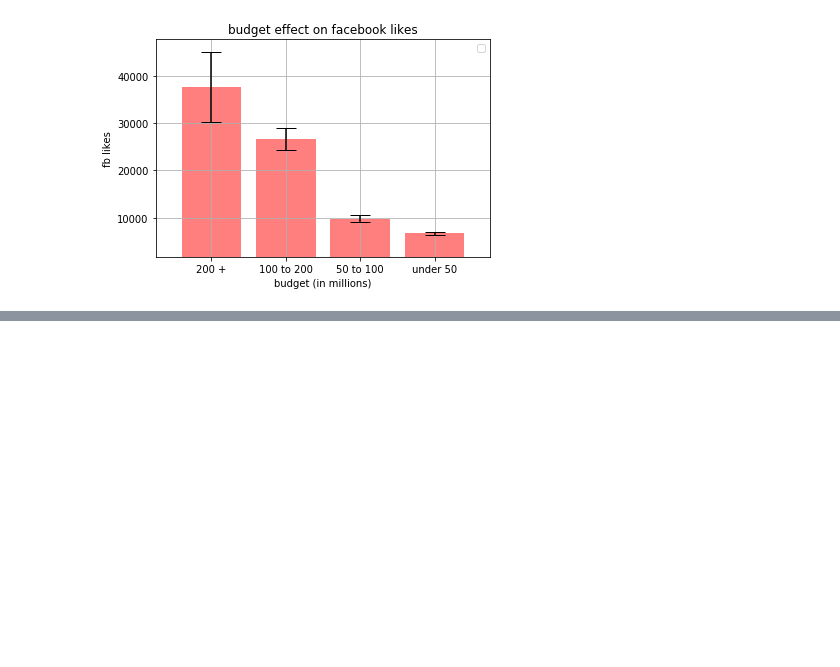
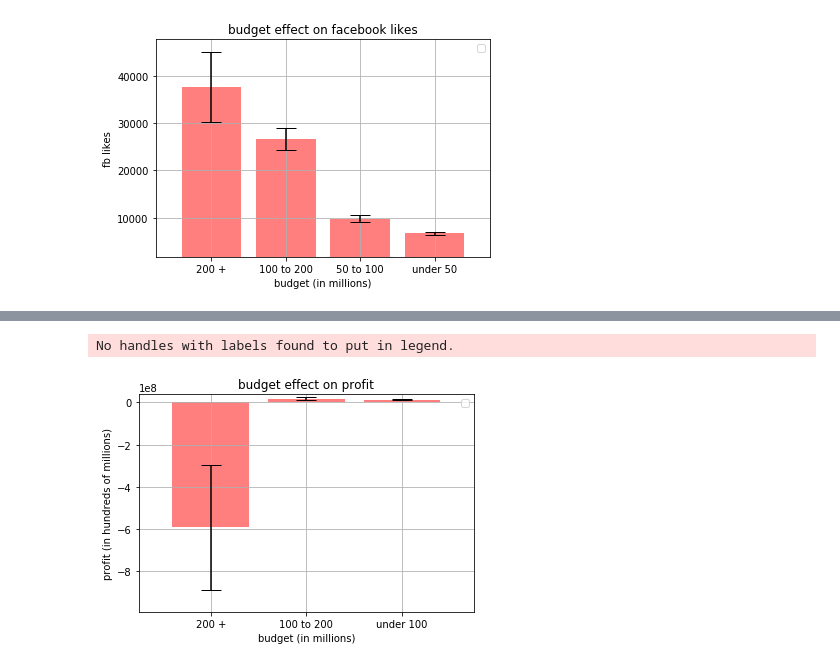
Before and after one commit to BrittanyClemmons/project_one, a Jupyter notebook: project_one_movie_analysis - mike.ipynb, the cells around one changed output, grey strips where cells are left out. Saved outputs shown, nothing was run; the diff lists cells and outputs as text; code cells hidden in the pictures; blank space fills up the shorter version.

Commit message:
added budget compared to profit

```diff
--- a/project_one_movie_analysis - mike.ipynb
+++ b/project_one_movie_analysis - mike.ipynb
@@ -415,0 +459,20 @@ No handles with labels found to put in legend.
+# %%
+budget_profit = df_clean[["budget", "gross"]]
+budget_profit["profit"] = budget_profit["gross"] - budget_profit["budget"]
+
+budget_profit_over_200 = budget_profit.loc[budget_profit["budget"] > 200000000]
+budget_profit_between_100_and_200 = budget_profit.loc[(budget_profit["budget"] > 100000000) & (budget_profit["budget"] <= 200000000)]
+budget_profit_between_under_100 = budget_profit.loc[(budget_profit["budget"] < 100000000)]
+
+
+
+budget_profit_over_200_mean = budget_profit_over_200["profit"].mean()
+budget_profit_between_100_and_200_mean = budget_profit_between_100_and_200["profit"].mean()
+budget_profit_between_under_100_mean = budget_profit_between_under_100["profit"].mean()
+
+
+budget_profit_over_200_sem = budget_profit_over_200["profit"].sem()
+budget_profit_between_100_and_200_sem = budget_profit_between_100_and_200["profit"].sem()
+budget_profit_between_under_100_sem = budget_profit_between_under_100["profit"].sem()
+
+budget_profit_over_200["profit"].head(50)
@@ -415,0 +501,24 @@ No handles with labels found to put in legend.
+# %%
+
+profit = [budget_profit_over_200_mean, budget_profit_between_100_and_200_mean, budget_profit_between_under_100_mean]
+profit_sem = [budget_profit_over_200_sem, budget_profit_between_100_and_200_sem, budget_profit_between_under_100_sem]
+
+x_axis = np.arange(len(profit))
+plt.bar(x_axis, profit, yerr = profit_sem, color='r', alpha=0.5, align="center", capsize=10)
+tick_locations = [value for value in x_axis]
+plt.xticks(tick_locations, ["200 +", "100 to 200", "under 100"])
+plt.xlim(-0.75, len(x_axis)-0.25)
+plt.ylim(min(profit)-400000000, max(profit)+20000000)
+
+plt.title("budget effect on profit")
+plt.xlabel("budget (in millions)")
+plt.ylabel("profit (in hundreds of millions)")
+
+plt.legend(loc="best")
+plt.grid()
+
+
+plt.show()
+# %% [output]
+No handles with labels found to put in legend.
+[figure, added]
```
Also changed, not shown: parts of 3 cells of this notebook.
